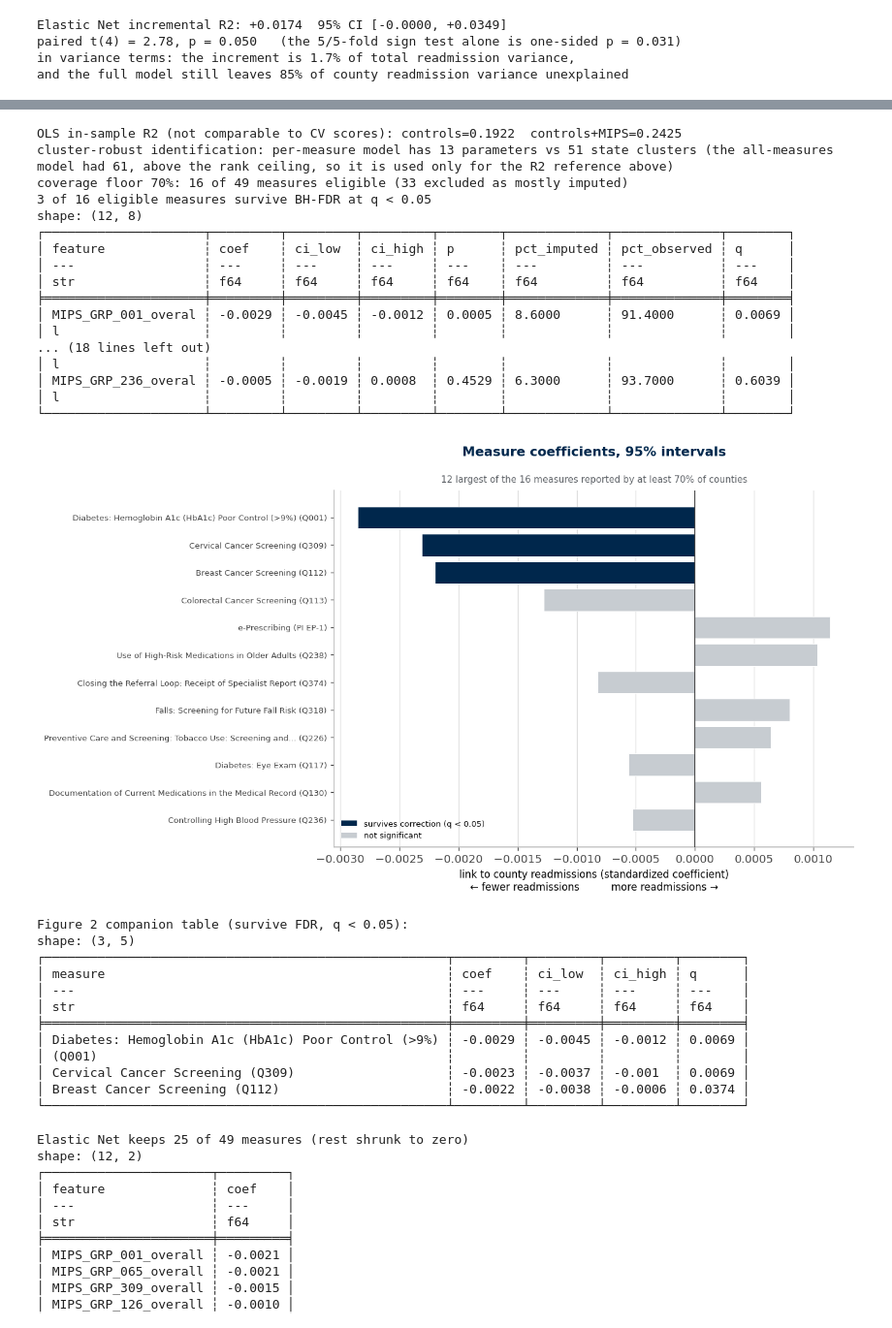
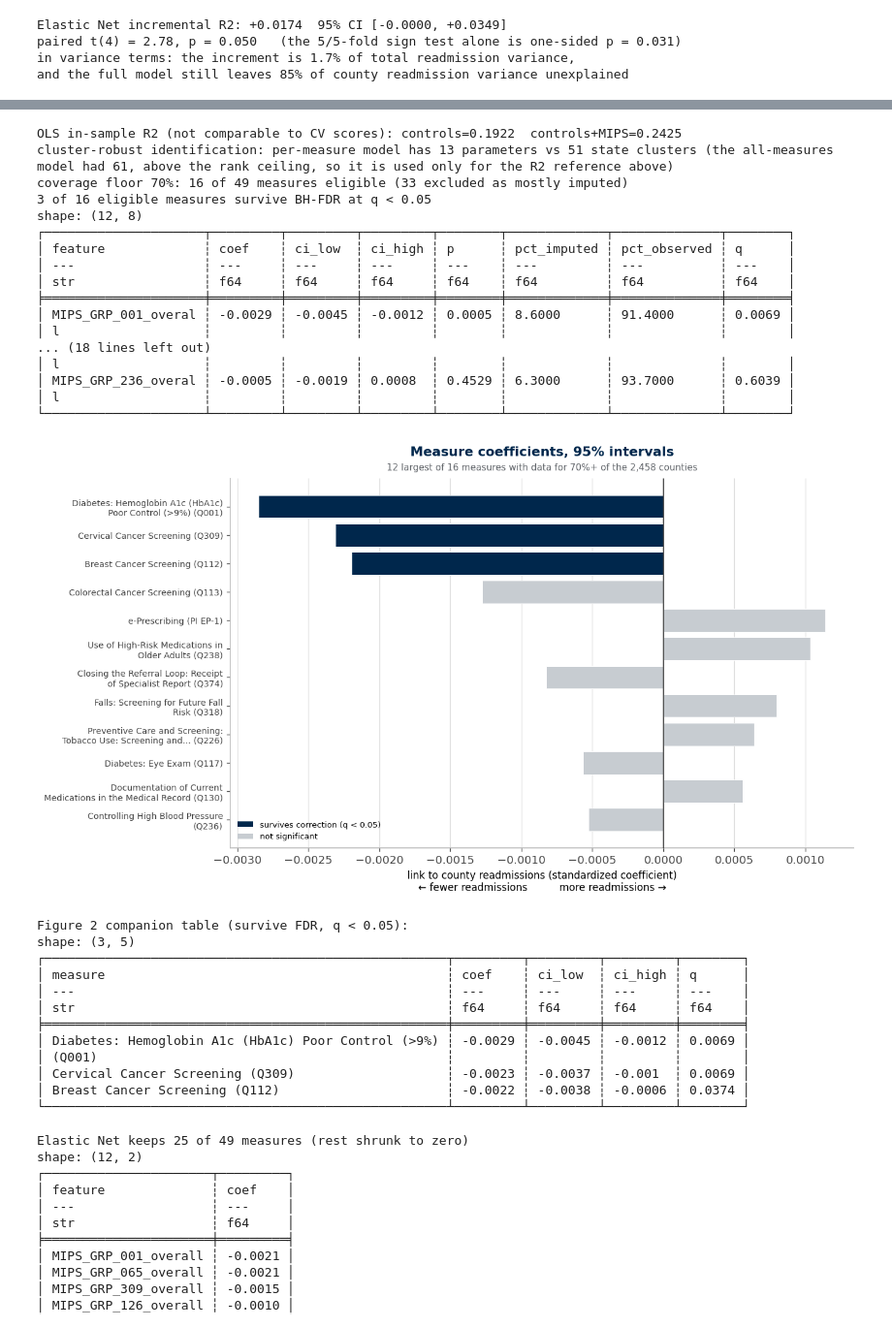
Before and after one commit to memckay/mads-capstone, a Jupyter notebook: notebooks/04_supervised_learning.ipynb, the cells around one changed output, grey strips where cells are left out. Shown at 97% size. Saved outputs shown, nothing was run; the diff lists cells and outputs as text; code cells hidden in the pictures.

```diff
--- a/notebooks/04_supervised_learning.ipynb
+++ b/notebooks/04_supervised_learning.ipynb
@@ -1012,7 +1011,24 @@ def measure_label(code):
         title = title[:62].rsplit(" ", 1)[0] + "..."
     return f"{title} ({sid})"
 
-ylabels = [measure_label(c) for c in top["feature"].to_list()]
+def wrapped_label(code, width=34):
+    """measure_label broken over at most two lines, for use as a y tick label.
+
+    Long single-line names push the plot area right and leave the chart
+    visually off centre; the printed table keeps the unwrapped version.
+    """
+    words, lines, cur = measure_label(code).split(), [], ""
+    for w in words:
+        if len(cur) + len(w) + 1 > width:
+            lines.append(cur); cur = w
+        else:
+            cur = f"{cur} {w}".strip()
+    lines.append(cur)
+    if len(lines) > 2:                       # collapse the tail rather than truncating a word
+        lines = [lines[0], " ".join(lines[1:])]
+    return "\n".join(lines)
+
+ylabels = [wrapped_label(c) for c in top["feature"].to_list()]
 coef_tbl.with_columns(
     measure_title=pl.col("feature").replace_strict(measure_titles, default=None)
 ).write_csv(DATA / "interim" / "coef_table_2023.csv")  # titles included so 05 can label without reloading am
@@ -1023,19 +1039,20 @@ fig, ax = plt.subplots(figsize=(11.5, 6.5))
 colors = [BLUE if sig[i] else "#c7ccd1" for i in range(top.height)]
 ax.barh(ypos, coef, color=colors, edgecolor="white", linewidth=0.6, zorder=3)
 ax.axvline(0, color="#333333", linewidth=1, zorder=4)
-ax.set_yticks(ypos, ylabels, fontsize=8)
+ax.set_yticks(ypos, ylabels, fontsize=8.5)
 ax.set_xlabel("link to county readmissions (standardized coefficient)\n"
               "← fewer readmissions          more readmissions →", fontsize=10)
-ax.set_title(f"{top.height} largest of the {coef_tbl.height} measures reported by at least {COVERAGE_FLOOR:.0f}% of counties",
+ax.set_title(f"{top.height} largest of {coef_tbl.height} measures with data for {COVERAGE_FLOOR:.0f}%+ of the {len(y):,} counties",
              fontsize=9, fontweight="normal", color=SUBTLE, pad=8)
 ax.legend(handles=[Patch(facecolor=BLUE, label="survives correction (q < 0.05)"),
                    Patch(facecolor="#c7ccd1", label="not significant")],
           loc="lower left", fontsize=8, frameon=False)
 clean_ax(ax, grid_axis="x")
-# Title and subtitle both anchored to the axes, so the gap between them is fixed
-# and does not drift when savefig crops the outer whitespace.
-ax.text(0.5, 1.09, "Measure coefficients, 95% intervals", transform=ax.transAxes,
-        ha="center", va="bottom", fontsize=13, fontweight="bold", color=BLUE)
+# Title offset from the axes in points, so the gap to the subtitle is the same
+# on every figure regardless of its height.
+ax.annotate("Measure coefficients, 95% intervals", xy=(0.5, 1.0), xycoords="axes fraction",
+            xytext=(0, 20), textcoords="offset points",
+            ha="center", va="bottom", fontsize=13, fontweight="bold", color=BLUE)
 fig.tight_layout()
 fig.savefig(FIGURES / "sl_top_measures_ci.png")
 fig.savefig(FIGURES / "sl_top_measures_ci.svg", metadata={"Date": None})
@@ -1046,34 +1063,34 @@ fig2_table = (
     coef_tbl.filter(pl.col("q") < 0.05)
     .select(
         pl.col("feature").map_elements(measure_label, return_dtype=pl.String).alias("measure"),
         pl.col("coef").round(4).alias("coef"),
         pl.col("ci_low").round(4).alias("ci_low"),
         pl.col("ci_high").round(4).alias("ci_high"),
         pl.col("q").round(4).alias("q"),
     )
 )
 print("Figure 2 companion table (survive FDR, q < 0.05):")
 with pl.Config(fmt_str_lengths=90, tbl_rows=12):
     print(fig2_table)
 # %% [output]
 OLS in-sample R2 (not comparable to CV scores): controls=0.1922  controls+MIPS=0.2425
 cluster-robust identification: per-measure model has 13 parameters vs 51 state clusters (the all-measures model had 61, above the rank ceiling, so it is used only for the R2 reference above)
 coverage floor 70%: 16 of 49 measures eligible (33 excluded as mostly imputed)
 3 of 16 eligible measures survive BH-FDR at q < 0.05
 shape: (12, 8)
 ┌─────────────────────┬─────────┬─────────┬─────────┬────────┬─────────────┬──────────────┬────────┐
 │ feature             ┆ coef    ┆ ci_low  ┆ ci_high ┆ p      ┆ pct_imputed ┆ pct_observed ┆ q      │
 │ ---                 ┆ ---     ┆ ---     ┆ ---     ┆ ---    ┆ ---         ┆ ---          ┆ ---    │
 │ str                 ┆ f64     ┆ f64     ┆ f64     ┆ f64    ┆ f64         ┆ f64          ┆ f64    │
 ╞═════════════════════╪═════════╪═════════╪═════════╪════════╪═════════════╪══════════════╪════════╡
 │ MIPS_GRP_001_overal ┆ -0.0029 ┆ -0.0045 ┆ -0.0012 ┆ 0.0005 ┆ 8.6000      ┆ 91.4000      ┆ 0.0069 │
 │ l                   ┆         ┆         ┆         ┆        ┆             ┆              ┆        │
 ... (18 lines left out)
 │ l                   ┆         ┆         ┆         ┆        ┆             ┆              ┆        │
 │ MIPS_GRP_236_overal ┆ -0.0005 ┆ -0.0019 ┆ 0.0008  ┆ 0.4529 ┆ 6.3000      ┆ 93.7000      ┆ 0.6039 │
 │ l                   ┆         ┆         ┆         ┆        ┆             ┆              ┆        │
 └─────────────────────┴─────────┴─────────┴─────────┴────────┴─────────────┴──────────────┴────────┘
-[figure, old version]
+[figure, new version]
 Figure 2 companion table (survive FDR, q < 0.05):
 shape: (3, 5)
 ┌─────────────────────────────────────────────────────┬─────────┬─────────┬─────────┬────────┐
```
Also changed, not shown: parts of 5 cells of this notebook, 10 other files.
